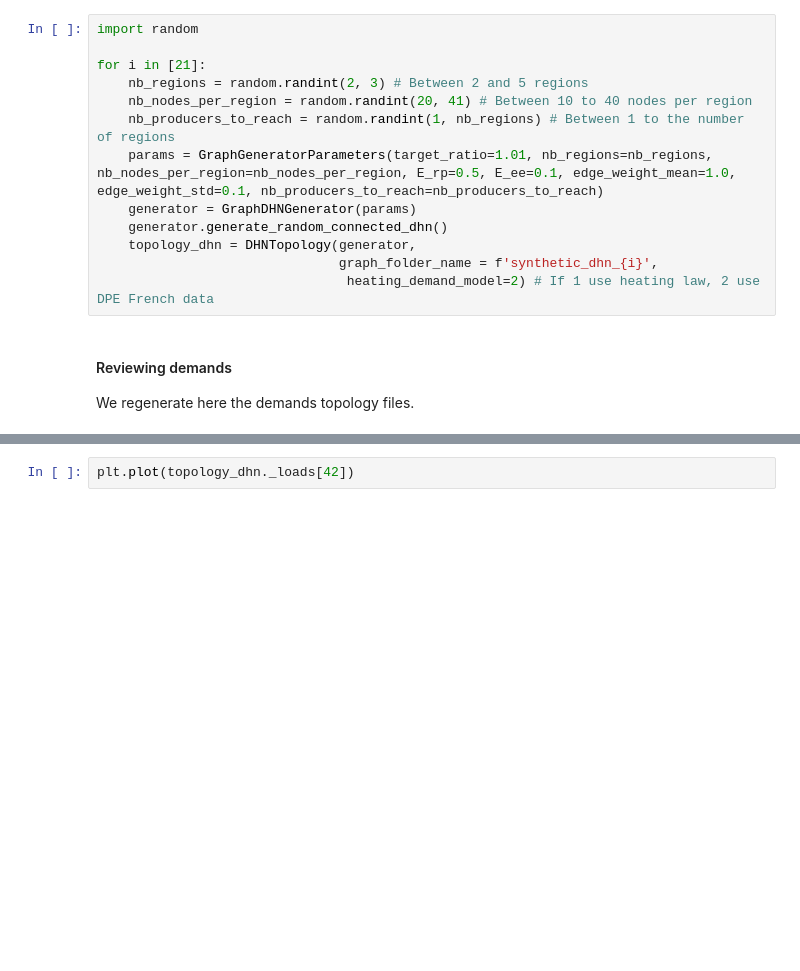
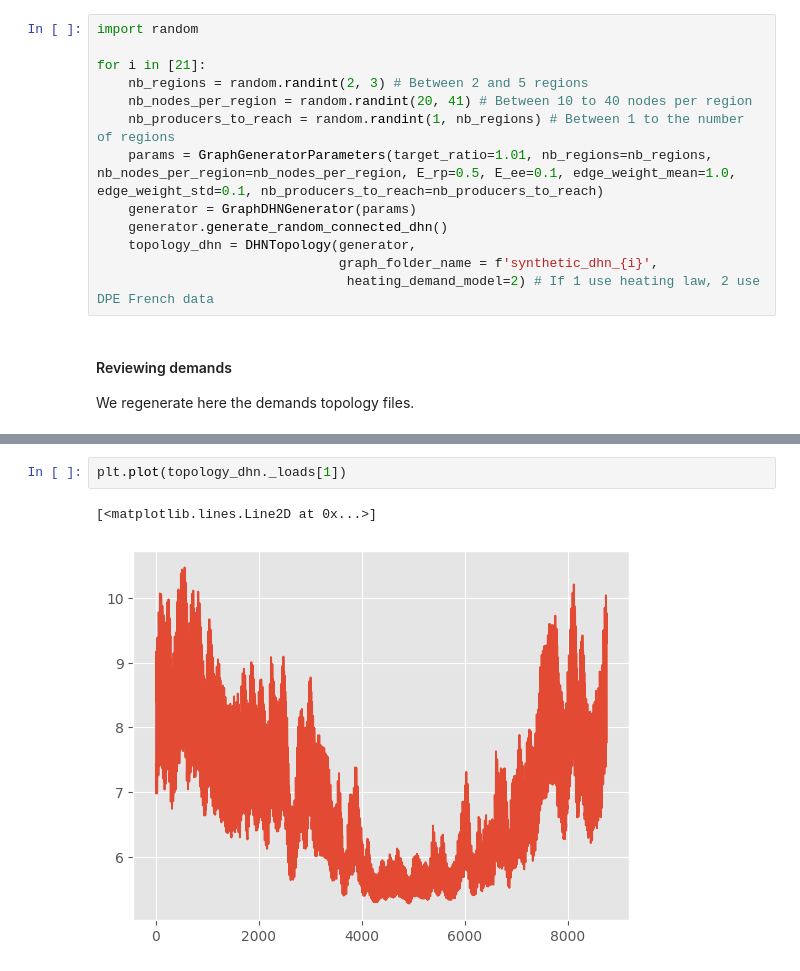
Before and after one commit to drod-96/SyntheticDHN, a Jupyter notebook: main.ipynb, the cells around one changed output, grey strips where cells are left out. Cells and saved outputs as stored; diff of their text form; blank space fills up the shorter version.

```diff
--- a/main.ipynb
+++ b/main.ipynb
@@ -150,2 +164,5 @@ Treating network 4
 # %%
-plt.plot(topology_dhn._loads[42])
+plt.plot(topology_dhn._loads[1])
+# %% [output]
+[<matplotlib.lines.Line2D at 0x...>]
+[figure, added]
```
Also changed, not shown: parts of 1 cell of this notebook.
